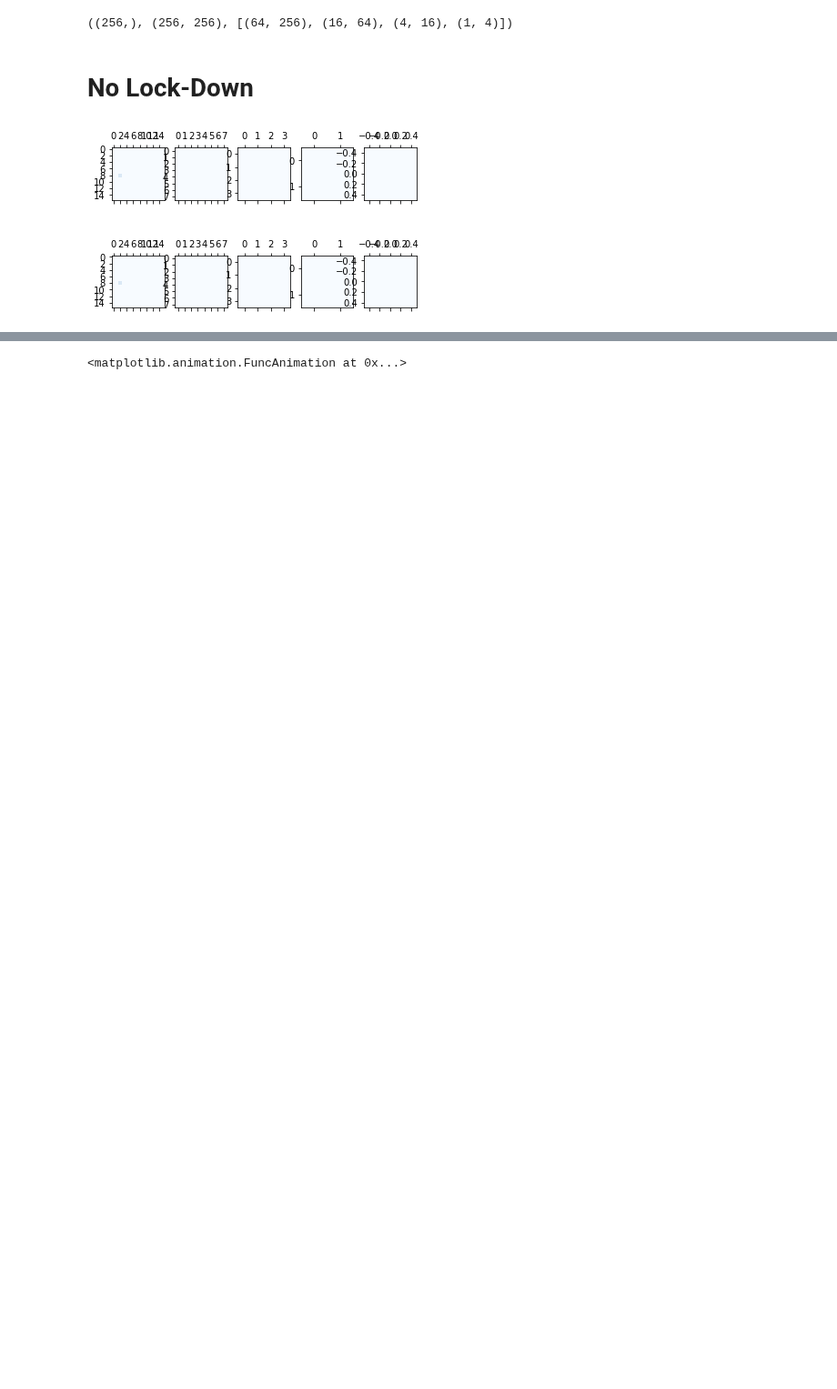
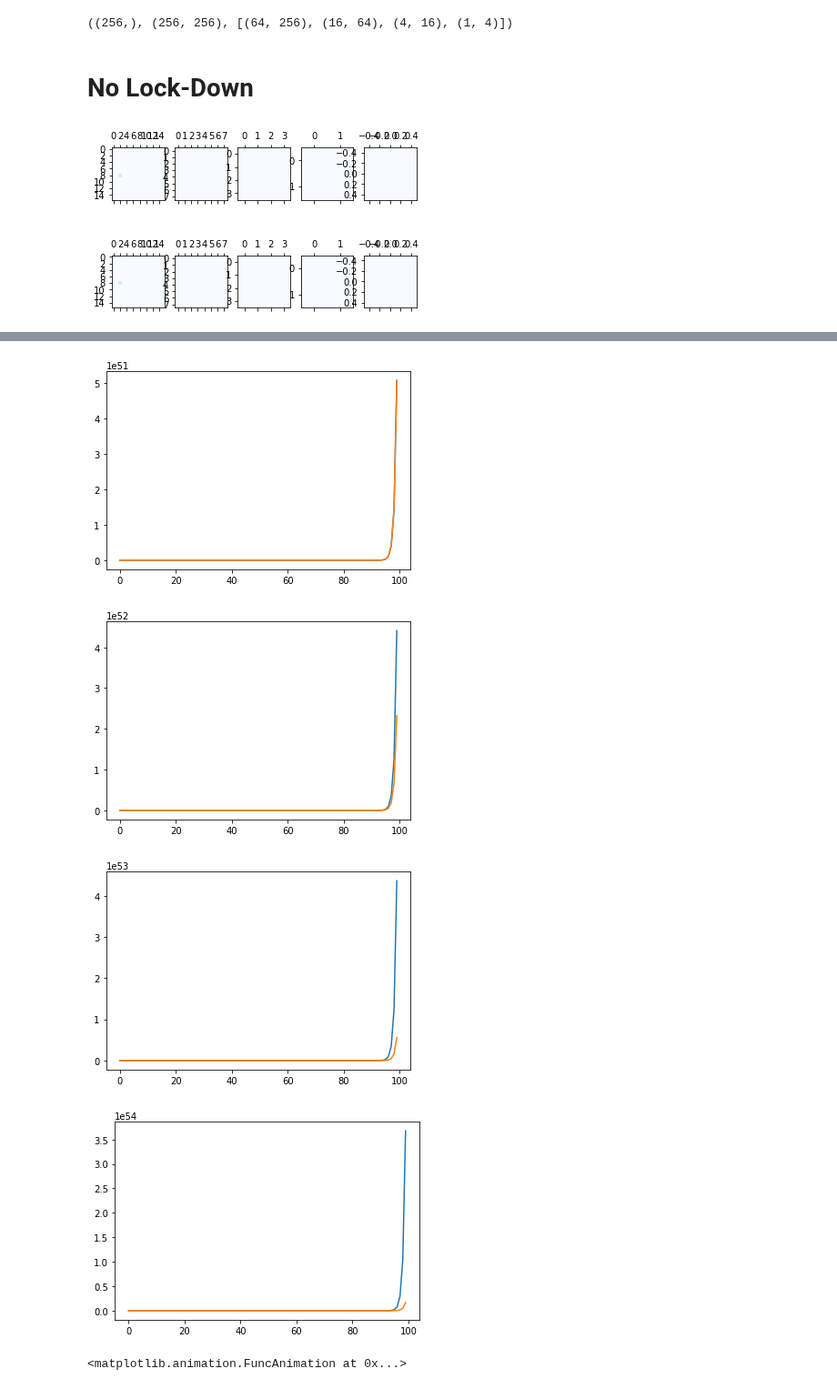
Before and after one commit to blakeelias/multi_scale_pandemic, a Jupyter notebook: viz_lock_down_none.ipynb, the cells around one changed output, grey strips where cells are left out. Shown at 91% size. Cells and saved outputs as stored; diff of their text form; code cells hidden in the pictures; blank space fills up the shorter version.

```diff
--- a/viz_lock_down_none.ipynb
+++ b/viz_lock_down_none.ipynb
@@ -49,3 +49,11 @@ for i in range(len(g_bas)):
+# %%
+for i in range(len(g_bas)):
+    visualize.plot_case_counts_one_scale(results['N_bs'][i], results['N_b_hats'][i], 0)
+# %% [output]
+[figure, added]
+[figure, added]
+[figure, added]
+[figure, added]
 # %%
 anim
 # %% [output]
```
Also changed, not shown: parts of 1 cell of this notebook, 6 other files.
